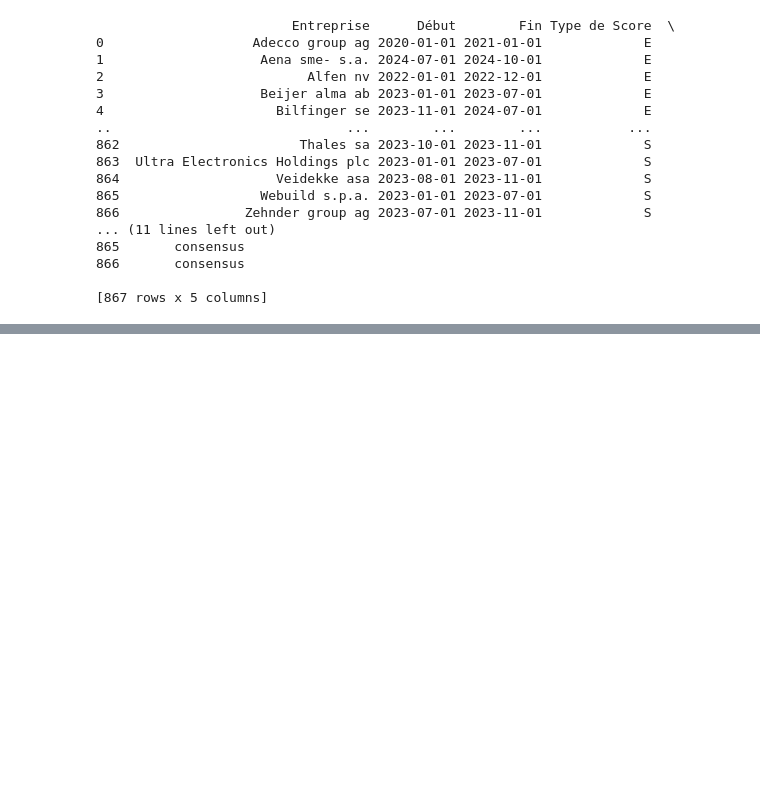
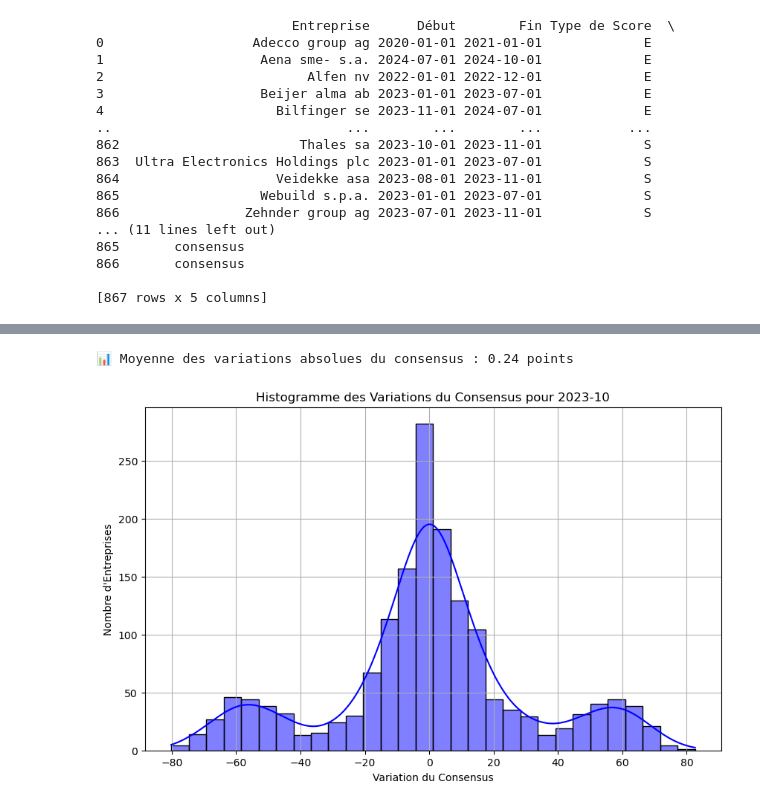
Before and after one commit to VictorienMarette/Statapp_Valuco, a Jupyter notebook: entrepriseinteret.ipynb, the cells around one changed output, grey strips where cells are left out. Drawn from its saved outputs; the diff is of its cells as text; code cells hidden in the pictures; blank space fills up the shorter version.

Commit message:
Travail variation consensus

```diff
--- a/entrepriseinteret.ipynb
+++ b/entrepriseinteret.ipynb
@@ -81,3 +81,11 @@ print(improved_companies)
 866       consensus
 
 [867 rows x 5 columns]
+# %%
+df['period'] = pd.to_datetime(df['period'])
+
+# Calculer les statistiques par période
+stats_by_period = df.groupby('period')['consensus'].describe()
+
+# Afficher le résultat
+print(stats_by_period)
@@ -83,0 +108,43 @@ print(improved_companies)
+# %%
+mean_consensus_per_period = df.groupby('period')['consensus'].mean()
+
+# Calculer la différence d'un mois à l'autre
+consensus_variation = mean_consensus_per_period.diff()
+
+# Calculer la moyenne des variations en valeur absolue
+mean_absolute_change = consensus_variation.abs().mean()
+
+print(f"📊 Moyenne des variations absolues du consensus : {mean_absolute_change:.2f} points")
+# %% [output]
+📊 Moyenne des variations absolues du consensus : 0.24 points
+# %%
+import matplotlib.pyplot as plt
+import seaborn as sns
+df['period'] = pd.to_datetime(df['period'])
+
+# Définir le mois cible
+selected_month = "2023-10"  # 📌 Modifier ici pour le mois souhaité
+
+# Filtrer uniquement les périodes du mois sélectionné et du mois précédent
+df_filtered = df[df['period'].dt.to_period("M").astype(str).isin([selected_month, (pd.to_datetime(selected_month + "-01") - pd.DateOffset(months=1)).strftime("%Y-%m")])]
+
+# Trier les entreprises par date
+df_filtered = df_filtered.sort_values(by=['name', 'period'])
+
+# Calculer la variation du consensus par entreprise
+df_filtered['consensus_diff'] = df_filtered.groupby('name')['consensus'].diff()
+
+# Filtrer les variations uniquement pour le mois sélectionné
+df_variations = df_filtered[df_filtered['period'].dt.to_period("M").astype(str) == selected_month]
+
+# Tracer l'histogramme des variations du consensus
+plt.figure(figsize=(10,6))
+sns.histplot(df_variations['consensus_diff'].dropna(), bins=30, kde=True, color="blue")
+
+plt.xlabel("Variation du Consensus")
+plt.ylabel("Nombre d'Entreprises")
+plt.title(f"Histogramme des Variations du Consensus pour {selected_month}")
+plt.grid()
+plt.show()
+# %% [output]
+[figure, added]
```
Also changed, not shown: parts of 1 cell of this notebook.
